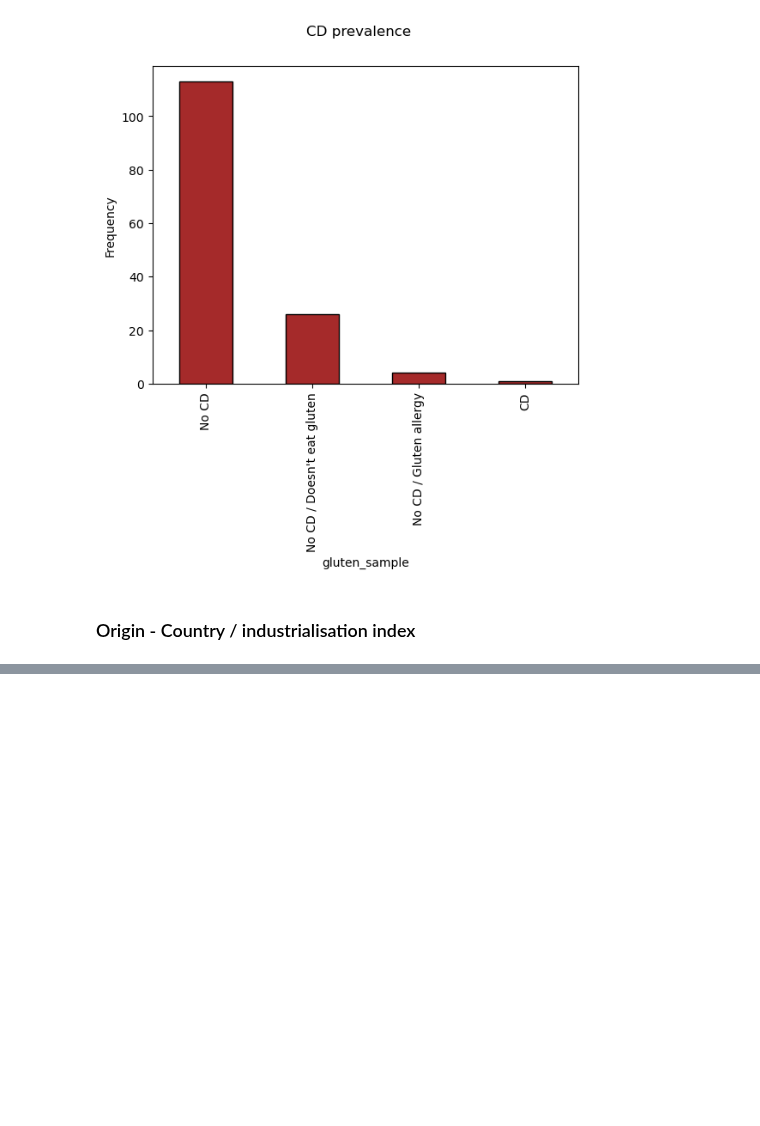
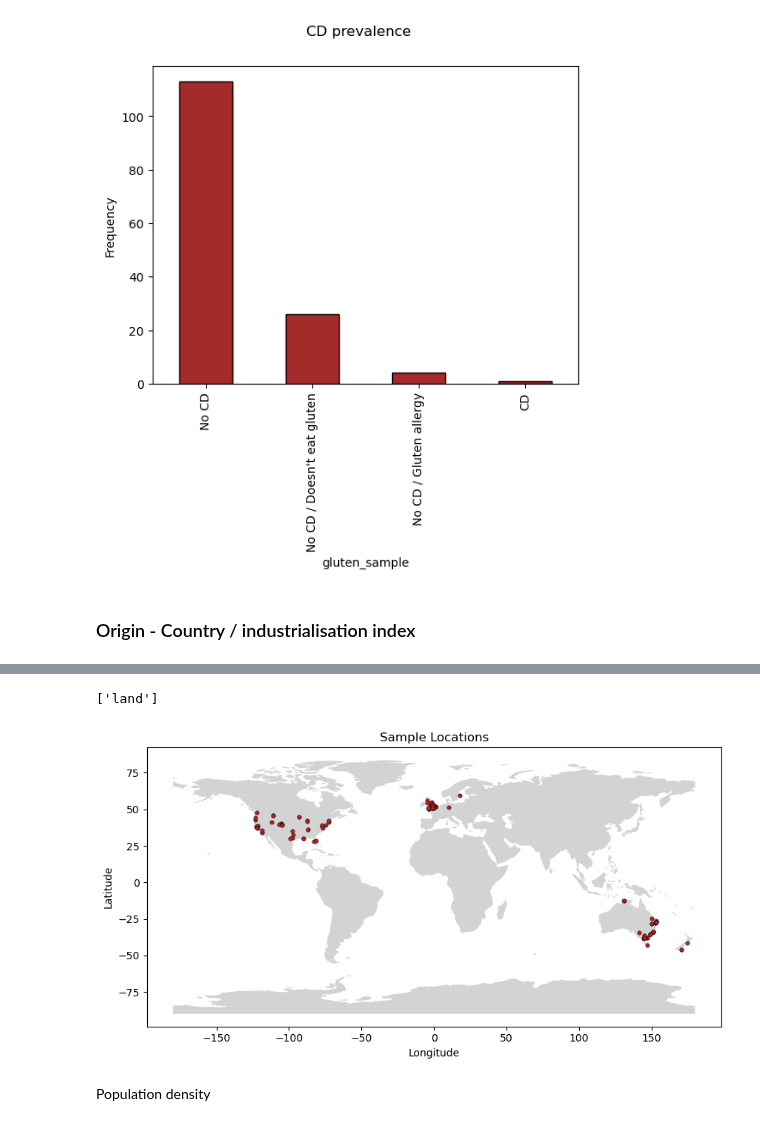
Before and after one commit to Mila-cmd651/FunGut-Project, a Jupyter notebook: Mila_Metadata_analysis.ipynb, the cells around one changed output, grey strips where cells are left out. Drawn from its saved outputs; the diff is of its cells as text; code cells hidden in the pictures; blank space fills up the shorter version.

```diff
--- a/Mila_Metadata_analysis.ipynb
+++ b/Mila_Metadata_analysis.ipynb
@@ -167,0 +216,4 @@ Text(0.5, 0.98, 'CD prevalence')
+# %%
+list(geodatasets.data.naturalearth)
+# %% [output]
+['land']
@@ -168,3 +224,21 @@ Text(0.5, 0.98, 'CD prevalence')
+# %%
+# Convert to GeoDataFrame
+coordinates = gpd.GeoDataFrame(sample_metadata, geometry=gpd.points_from_xy(sample_metadata.longitude_sample, sample_metadata.latitude_sample), crs="EPSG:4326")
+
+world_map = gpd.read_file(geodatasets.get_path("naturalearth.land")) # Loads the map of the world
+
+fig, ax = plt.subplots(figsize=(10, 6))
+world_map.plot(ax=ax, color='lightgrey')
+coordinates.plot(ax=ax, color='firebrick', markersize=15, edgecolor='black', linewidth=0.3,)
+
+plt.title("Sample Locations")
+plt.xlabel("Longitude")
+plt.ylabel("Latitude")
+plt.show()
+# %% [output]
+[figure, added]
+# %% [markdown]
+Population density
 # %%
 # sample_metadata.to_csv("project_data/fungut_metadata_updated.tsv", sep="\t", index=False)
 # This is what I do in the end to have a new csv file to use for the taxonomy
```
Also changed, not shown: parts of 13 cells of this notebook, 1 other file.
